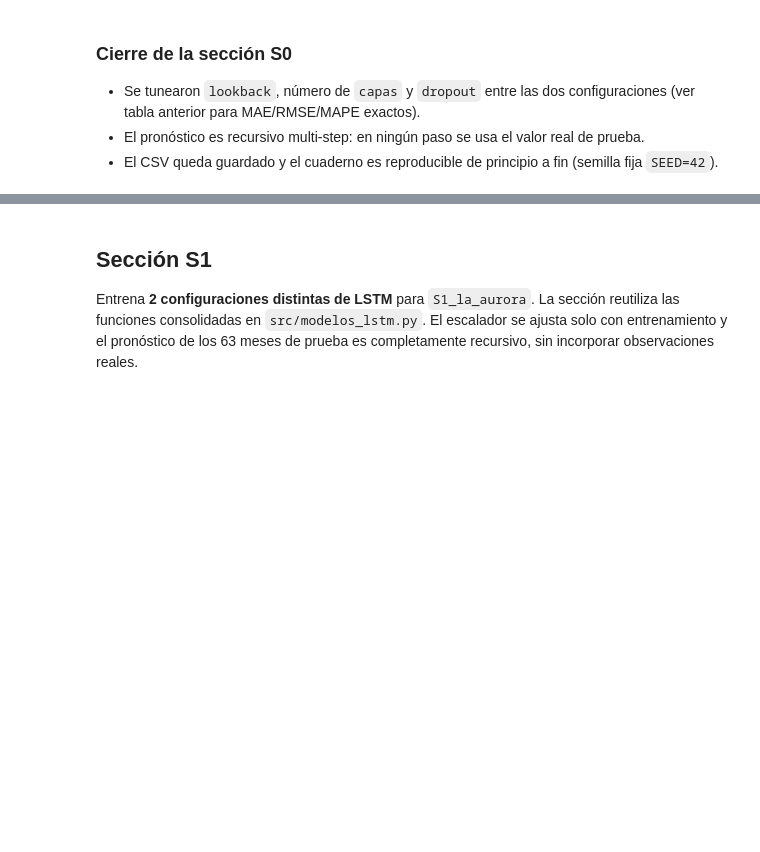
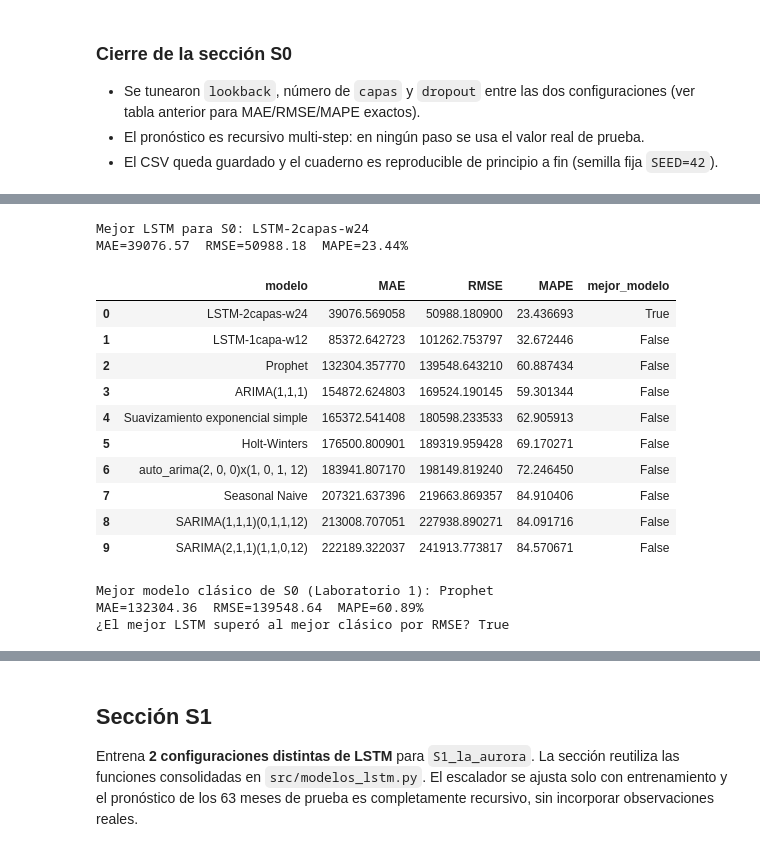
Before and after one commit to JosFer720/Laboratorio-1-Series-de-Tiempo, a Jupyter notebook: notebooks/06_lstm_s0_s1.ipynb, the cells around one changed output, grey strips where cells are left out. Saved outputs shown, nothing was run; the diff lists cells and outputs as text; code cells hidden in the pictures; blank space fills up the shorter version.

```diff
--- a/notebooks/06_lstm_s0_s1.ipynb
+++ b/notebooks/06_lstm_s0_s1.ipynb
@@ -163,0 +180,66 @@ plt.show()
+# %%
+mejor_fila_s0 = tabla_s0.loc[tabla_s0["mejor_modelo"]].iloc[0]
+mejor_modelo_s0 = mejor_fila_s0["modelo"]
+prediccion_mejor_s0 = resultados_s0[mejor_modelo_s0]["y_pred"]
+print(f"Mejor LSTM para S0: {mejor_modelo_s0}")
+print(f"MAE={mejor_fila_s0['MAE']:.2f}  RMSE={mejor_fila_s0['RMSE']:.2f}  "
+      f"MAPE={mejor_fila_s0['MAPE']:.2f}%")
+# %% [output]
+Mejor LSTM para S0: LSTM-2capas-w24
+MAE=39076.57  RMSE=50988.18  MAPE=23.44%
+# %%
+from evaluacion_modelos import combinar_metricas
+
+comparativo_s0 = combinar_metricas([
+    str(DIR_RESULTADOS / "metricas_s0_s5.csv"),
+    str(RUTA_LSTM_S0),
+])
+comparativo_s0[comparativo_s0["serie"] == "S0_total"][
+    ["modelo", "MAE", "RMSE", "MAPE", "mejor_modelo"]
+].sort_values("RMSE")
+# %% [output]
+|  | modelo | MAE | RMSE | MAPE | mejor_modelo |
+| 0 | LSTM-2capas-w24 | 39076.569058 | 50988.180900 | 23.436693 | True |
+| 1 | LSTM-1capa-w12 | 85372.642723 | 101262.753797 | 32.672446 | False |
+| 2 | Prophet | 132304.357770 | 139548.643210 | 60.887434 | False |
+| 3 | ARIMA(1,1,1) | 154872.624803 | 169524.190145 | 59.301344 | False |
+| 4 | Suavizamiento exponencial simple | 165372.541408 | 180598.233533 | 62.905913 | False |
+| 5 | Holt-Winters | 176500.800901 | 189319.959428 | 69.170271 | False |
+| 6 | auto_arima(2, 0, 0)x(1, 0, 1, 12) | 183941.807170 | 198149.819240 | 72.246450 | False |
+| 7 | Seasonal Naive | 207321.637396 | 219663.869357 | 84.910406 | False |
+| 8 | SARIMA(1,1,1)(0,1,1,12) | 213008.707051 | 227938.890271 | 84.091716 | False |
+| 9 | SARIMA(2,1,1)(1,1,0,12) | 222189.322037 | 241913.773817 | 84.570671 | False |
+# %%
+pronosticos_clasicos_s0 = pd.read_csv(DIR_RESULTADOS / "pronosticos_s0_s5.csv")
+nombres_clasicos_s0 = set(
+    pronosticos_clasicos_s0.loc[
+        pronosticos_clasicos_s0["serie"] == "S0_total", "modelo"
+    ]
+)
+mejor_clasico_fila = (
+    comparativo_s0[
+        (comparativo_s0["serie"] == "S0_total")
+        & (comparativo_s0["modelo"].isin(nombres_clasicos_s0))
+    ]
+    .sort_values("RMSE")
+    .iloc[0]
+)
+mejor_clasico_nombre = mejor_clasico_fila["modelo"]
+pronostico_mejor_clasico = (
+    pronosticos_clasicos_s0[
+        (pronosticos_clasicos_s0["serie"] == "S0_total")
+        & (pronosticos_clasicos_s0["modelo"] == mejor_clasico_nombre)
+    ]
+    .assign(fecha=lambda d: pd.to_datetime(d["fecha"]))
+    .set_index("fecha")["pronostico"]
+)
+
+supera_al_clasico = mejor_fila_s0["RMSE"] < mejor_clasico_fila["RMSE"]
+print(f"Mejor modelo clásico de S0 (Laboratorio 1): {mejor_clasico_nombre}")
+print(f"MAE={mejor_clasico_fila['MAE']:.2f}  RMSE={mejor_clasico_fila['RMSE']:.2f}  "
+      f"MAPE={mejor_clasico_fila['MAPE']:.2f}%")
+print(f"¿El mejor LSTM superó al mejor clásico por RMSE? {supera_al_clasico}")
+# %% [output]
+Mejor modelo clásico de S0 (Laboratorio 1): Prophet
+MAE=132304.36  RMSE=139548.64  MAPE=60.89%
+¿El mejor LSTM superó al mejor clásico por RMSE? True
```
Also changed, not shown: parts of 11 cells of this notebook, 5 other files.
